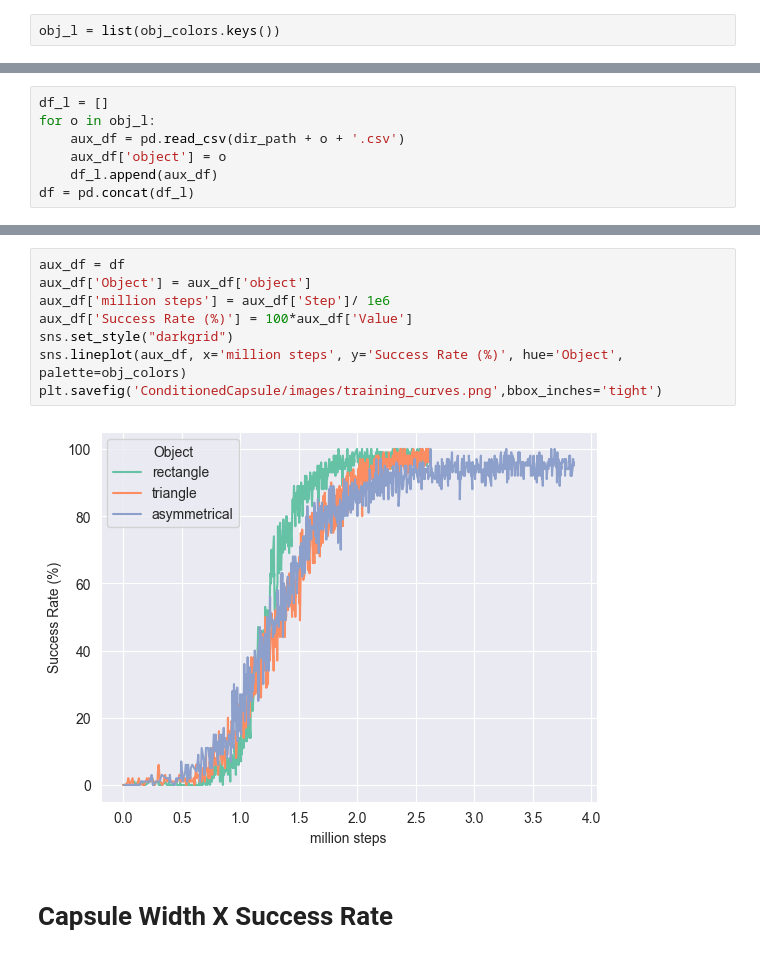
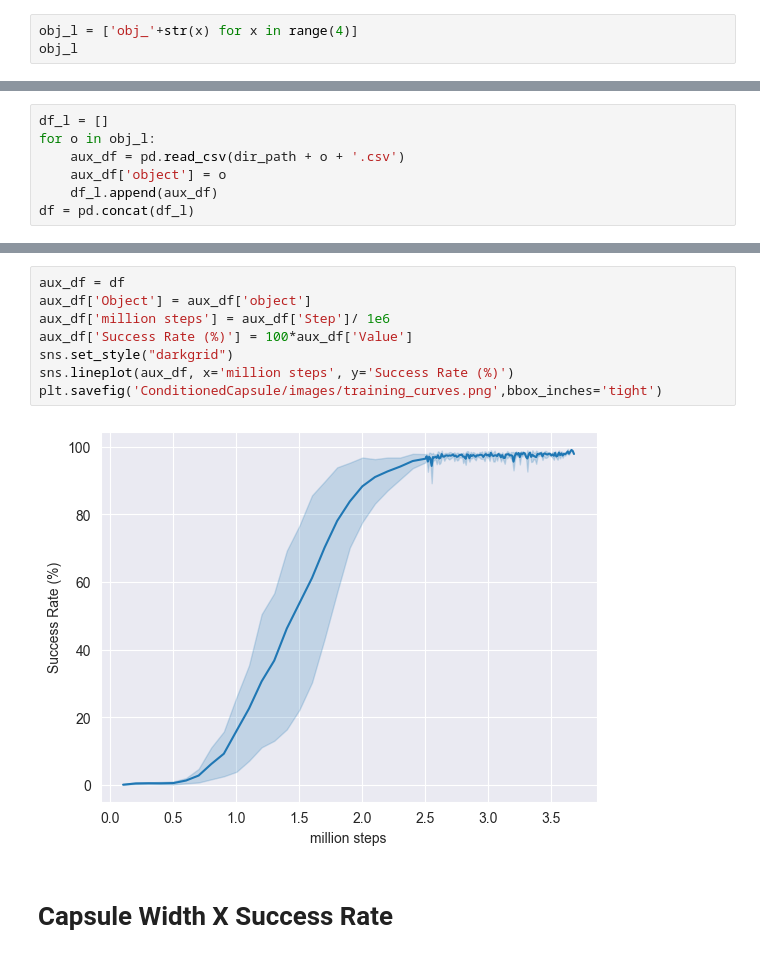
Before and after one commit to gabrielsluz/mapless_transport, a Jupyter notebook: results/ConditionedCapsule.ipynb, the cells around one changed output, grey strips where cells are left out. Cells and saved outputs as stored; diff of their text form.

Commit message:
Experiments 4 objects

```diff
--- a/results/ConditionedCapsule.ipynb
+++ b/results/ConditionedCapsule.ipynb
@@ -25,4 +26,5 @@ obj_markers = {
     'L': 'o',
 }
 # %%
-obj_l = list(obj_colors.keys())
+obj_l = ['obj_'+str(x) for x in range(4)]
+obj_l
@@ -40,13 +55,13 @@ df = pd.concat(df_l)
 # %%
 aux_df = df
 aux_df['Object'] = aux_df['object']
 aux_df['million steps'] = aux_df['Step']/ 1e6
 aux_df['Success Rate (%)'] = 100*aux_df['Value']
 sns.set_style("darkgrid")
-sns.lineplot(aux_df, x='million steps', y='Success Rate (%)', hue='Object',  palette=obj_colors)
+sns.lineplot(aux_df, x='million steps', y='Success Rate (%)')
 plt.savefig('ConditionedCapsule/images/training_curves.png',bbox_inches='tight')
 # %% [output]
-[figure, old version]
+[figure, new version]
 # %% [markdown]
 # Capsule Width X Success Rate
 # %%
```
Also changed, not shown: parts of 15 cells of this notebook, 32 other files.
